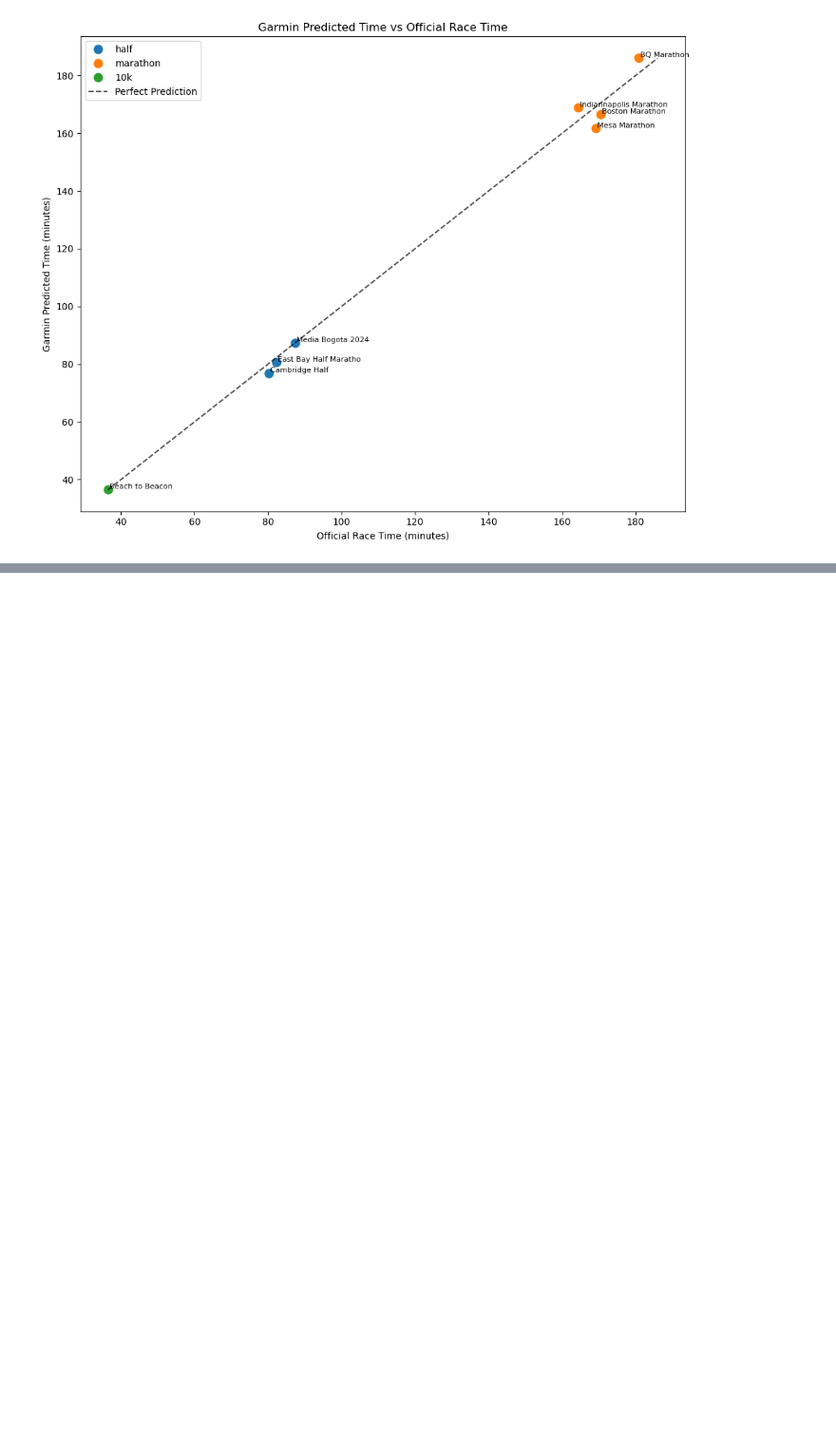
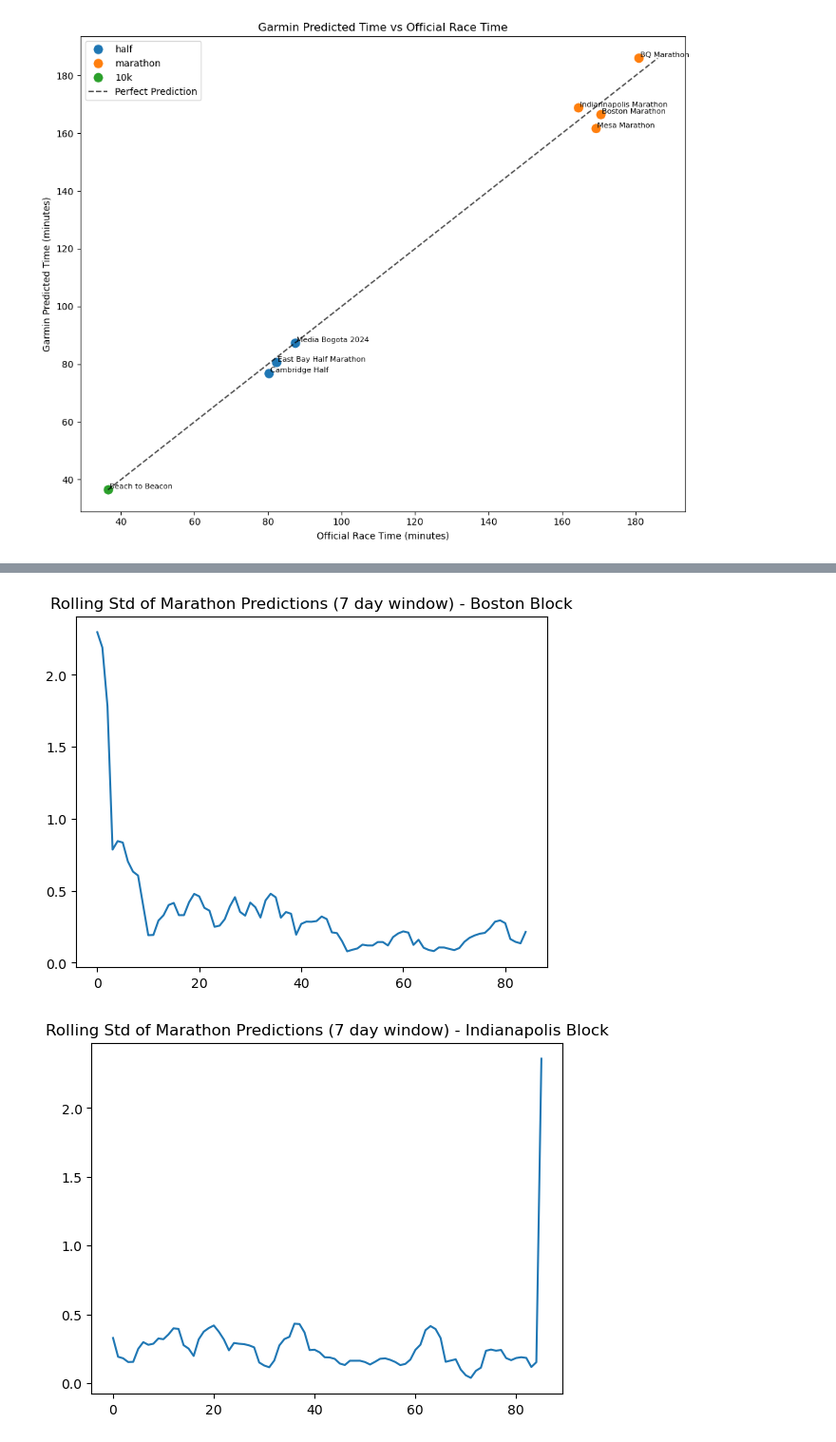
Before and after one commit to herreram22/endurance-performance-project, a Jupyter notebook: notebooks/08_prediction_analysis.ipynb, the cells around one changed output, grey strips where cells are left out. Shown at 95% size. Cells and saved outputs as stored; diff of their text form; code cells hidden in the pictures; blank space fills up the shorter version.

```diff
--- a/notebooks/08_prediction_analysis.ipynb
+++ b/notebooks/08_prediction_analysis.ipynb
@@ -356,0 +529,26 @@ plt.show()
+# %%
+# Add information from the race_prediction_eval_df into the marathon block dataframes for further analysis
+boston_block_daily = pd.merge_asof(
+    boston_block_daily.sort_values("date"),
+    race_prediction_eval_df.sort_values("date"),
+    on="date",
+    direction="backward"
+)
+indianapolis_block_daily = pd.merge_asof(
+    indianapolis_block_daily.sort_values("date"),
+    race_prediction_eval_df.sort_values("date"),
+    on="date",
+    direction="backward"
+)
+mesa_block_daily = pd.merge_asof(
+    mesa_block_daily.sort_values("date"),
+    race_prediction_eval_df.sort_values("date"),
+    on="date",
+    direction="backward"
+)
+bq_block_daily = pd.merge_asof(
+    bq_block_daily.sort_values("date"),
+    race_prediction_eval_df.sort_values("date"),
+    on="date",
+    direction="backward"
+)
@@ -356,0 +591,16 @@ plt.show()
+# %%
+# Determine when predictions start to become more stable (less volatile) using the rolling std features in the marathon blocks
+boston_block_daily["rolling_std_7_Marathond_x"].plot(title="Rolling Std of Marathon Predictions (7 day window) - Boston Block")
+plt.show()
+
+indianapolis_block_daily["rolling_std_7_Marathond_x"].plot(title="Rolling Std of Marathon Predictions (7 day window) - Indianapolis Block")
+plt.show()
+
+mesa_block_daily["rolling_std_7_Marathond_x"].plot(title="Rolling Std of Marathon Predictions (7 day window) - Mesa Block")
+plt.show()
+
+bq_block_daily["rolling_std_7_Marathond_x"].plot(title="Rolling Std of Marathon Predictions (7 day window) - BQ Block")
+plt.show()
+# %% [output]
+[figure, added]
+[figure, added]
```
Also changed, not shown: parts of 14 cells of this notebook, 1 other file.
